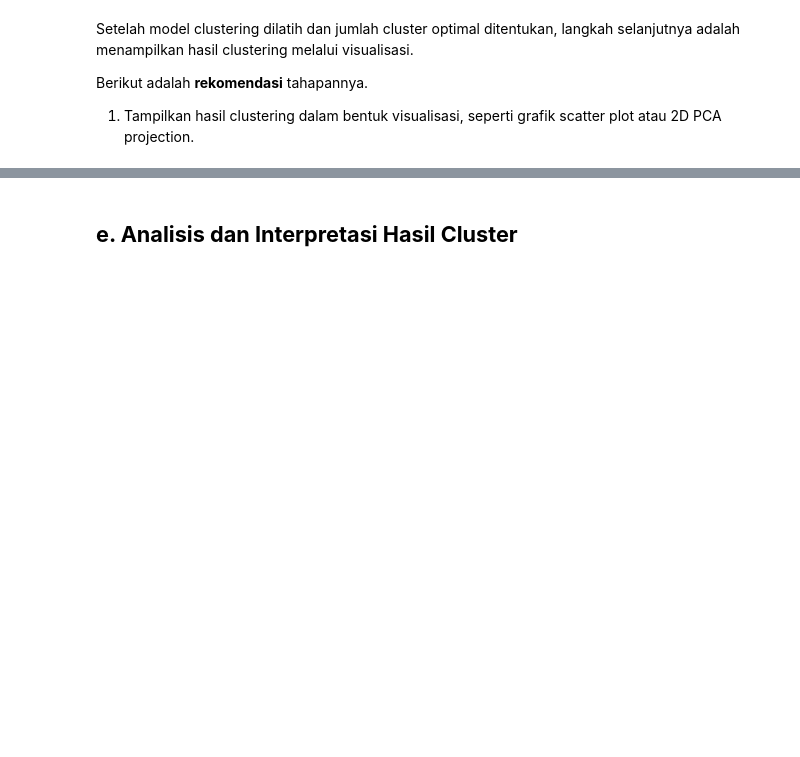
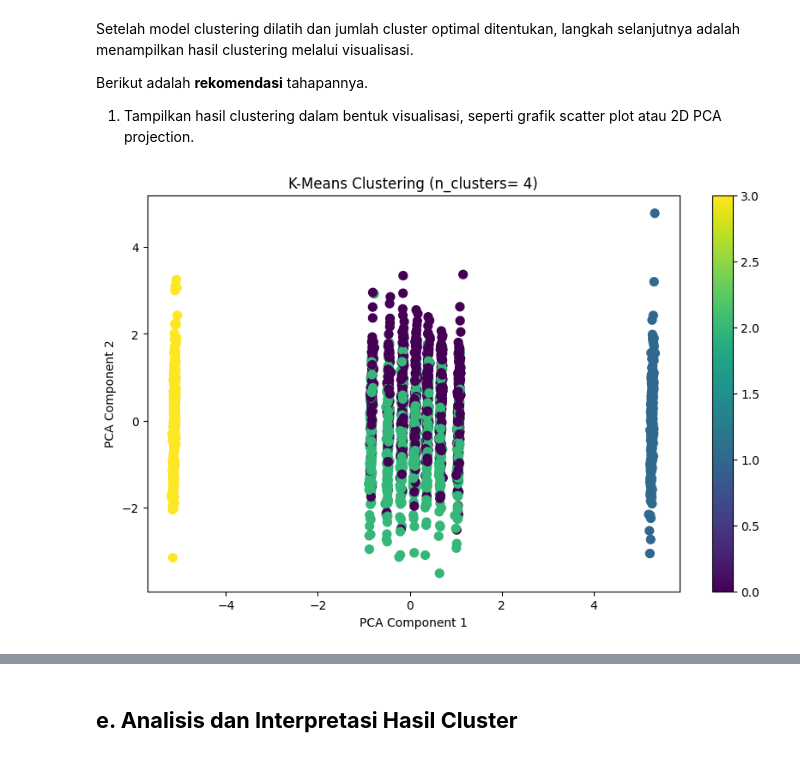
Before and after one commit to ftthalmhdi/ship, a Jupyter notebook: [Clustering]_Submission_Akhir_BMLP_Fattah_Al_Mahdi.ipynb, the cells around one changed output, grey strips where cells are left out. Cells and saved outputs as stored; diff of their text form; code cells hidden in the pictures; blank space fills up the shorter version.

```diff
--- a/[Clustering]_Submission_Akhir_BMLP_Fattah_Al_Mahdi.ipynb
+++ b/[Clustering]_Submission_Akhir_BMLP_Fattah_Al_Mahdi.ipynb
@@ -190,3 +233,6 @@ cek outlier nya
+# %%
+pca = PCA(n_components=2)
+df_pca = pca.fit_transform(df_final)
 # %% [markdown]
 # **6. Pembangunan Model Clustering**
 # %% [markdown]
@@ -224,0 +300,10 @@ Berikut adalah **rekomendasi** tahapannya.
+# %%
+plt.figure(figsize=(10, 6))
+scatter = plt.scatter(df_pca[:, 0], df_pca[:, 1], c=final_labels, cmap='viridis', s=50)
+plt.colorbar(scatter)
+plt.title(f"K-Means Clustering (n_clusters= 4)")
+plt.xlabel("PCA Component 1")
+plt.ylabel("PCA Component 2")
+plt.show()
+# %% [output]
+[figure, added]
```
Also changed, not shown: parts of 16 cells of this notebook.
